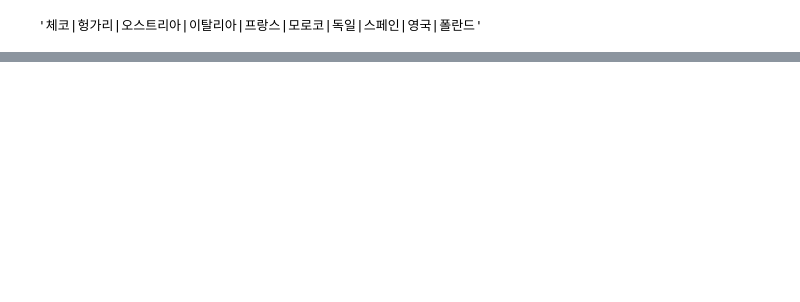
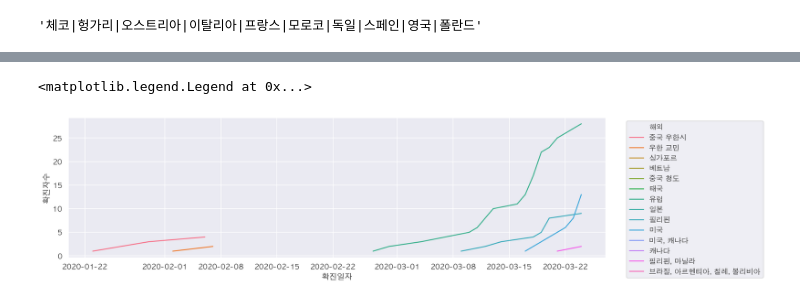
Before and after one commit to corazzon/COVID-19-eda, a Jupyter notebook: 06-seoul-covid-19-eda.ipynb, the cells around one changed output, grey strips where cells are left out. Saved outputs shown, nothing was run; the diff lists cells and outputs as text; code cells hidden in the pictures; blank space fills up the shorter version.

```diff
--- a/06-seoul-covid-19-eda.ipynb
+++ b/06-seoul-covid-19-eda.ipynb
@@ -626 +652,4 @@ df["해외"].value_counts()
 Name: 해외, dtype: int64
+# %%
+day_oversea = df_oversea.groupby(["확진일자", "해외"])["연번"].count().groupby(level=[1]).cumsum()
+day_oversea.head()
@@ -626,0 +664,5 @@ Name: 해외, dtype: int64
+# %%
+day_oversea = day_oversea.reset_index()
+day_oversea = day_oversea.rename(columns={'연번':'확진자수'})
+print(day_oversea.shape)
+day_oversea.head()
@@ -626,0 +682,7 @@ Name: 해외, dtype: int64
+# %%
+plt.figure(figsize=(15, 4))
+g = sns.lineplot(data=day_oversea, x="확진일자",  y="확진자수", hue="해외")
+g.legend(bbox_to_anchor=(1.3, 1))
+# %% [output]
+<matplotlib.legend.Legend at 0x...>
+[figure, added]
```
Also changed, not shown: parts of 44 cells of this notebook.
